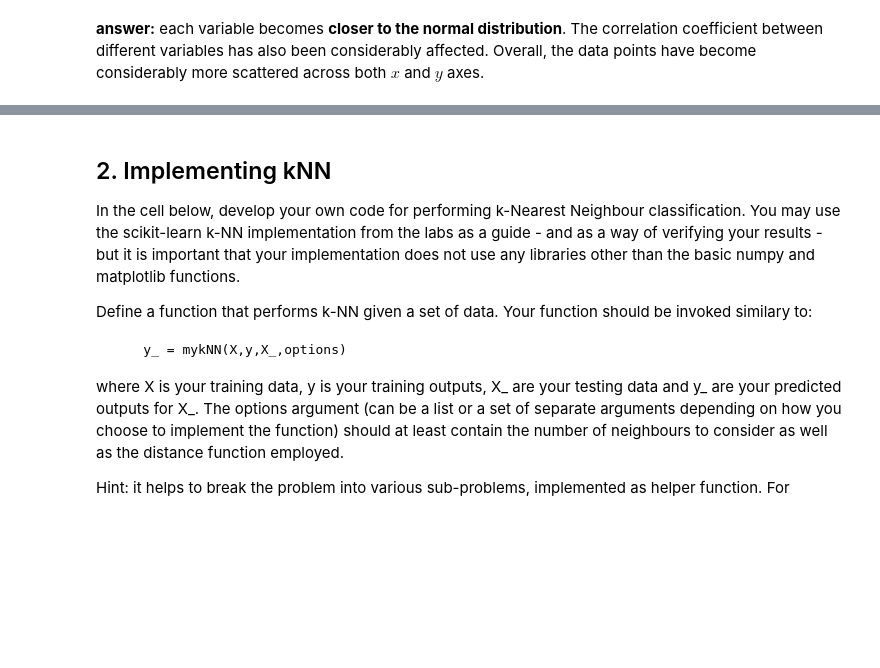
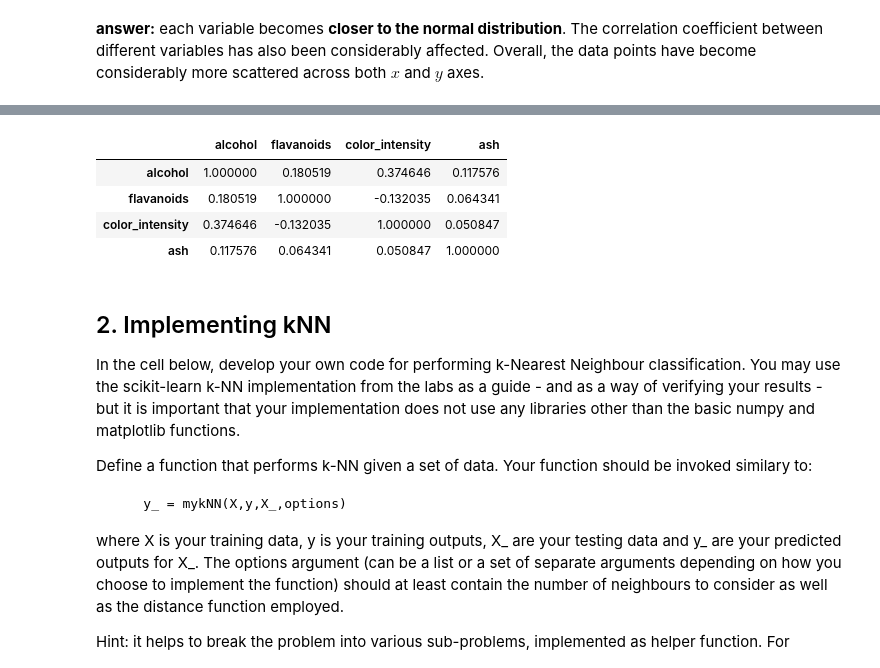
Before and after one commit to hudsonmendes/uolondon-cm3015-mlnn, a Jupyter notebook: report.ipynb, the cells around one changed output, grey strips where cells are left out. Cells and saved outputs as stored; diff of their text form; code cells hidden in the pictures; blank space fills up the shorter version.

```diff
--- a/report.ipynb
+++ b/report.ipynb
@@ -171,3 +147,11 @@ myplotGridWithRegAndCorr(XN, feature_names=selected_features)
+# %%
+pd.DataFrame(XN, columns=selected_features).corr()
+# %% [output]
+|  | alcohol | flavanoids | color_intensity | ash |
+| alcohol | 1.000000 | 0.180519 | 0.374646 | 0.117576 |
+| flavanoids | 0.180519 | 1.000000 | -0.132035 | 0.064341 |
+| color_intensity | 0.374646 | -0.132035 | 1.000000 | 0.050847 |
+| ash | 0.117576 | 0.064341 | 0.050847 | 1.000000 |
 # %% [markdown]
 ## 2. Implementing kNN
 
```
Also changed, not shown: parts of 20 cells of this notebook, 1 other file.
